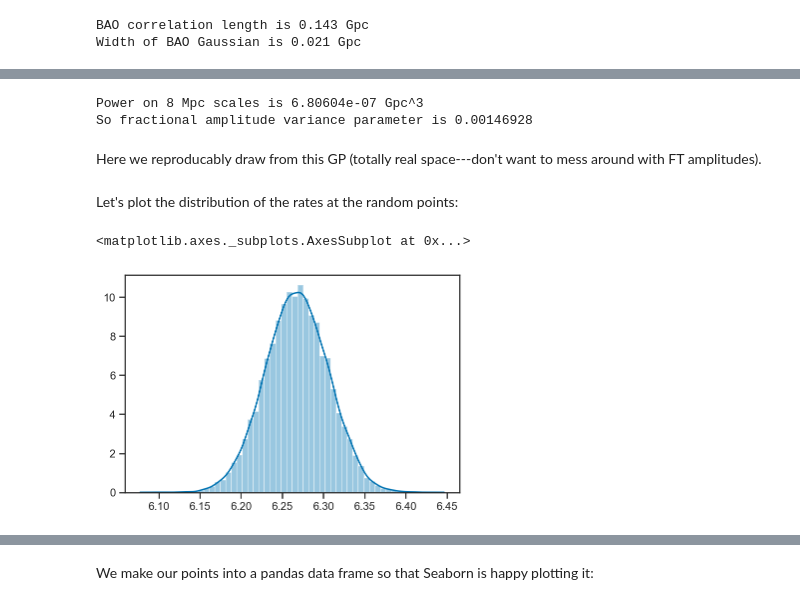
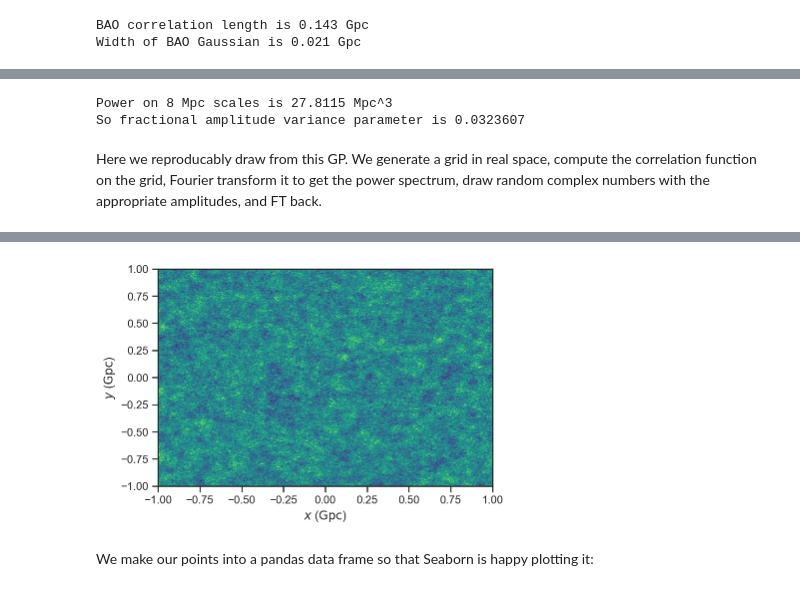
Before and after one commit to farr/GWBAO, a Jupyter notebook: MockData.ipynb, the cells around one changed output, grey strips where cells are left out. Cells and saved outputs as stored; diff of their text form; code cells hidden in the pictures.

```diff
--- a/MockData.ipynb
+++ b/MockData.ipynb
@@ -79,13 +92,12 @@ Here is the power w/i an 8 Mpc volume:
 # %%
-rs = linspace(0, 8/1000, 100)
-P8 = trapz((xi_bao(rs)+xi_exp(rs))*4*pi*rs*rs, rs)
+rs = linspace(0, 1, 2048)
+k8 = 1.0/(8/0.7/1000) # 1/Gpc
+P8 = trapz(2*rs*(xi_bao(rs) + xi_pl(rs))*sin(2*pi*k8*rs)/k8, rs)*1e9 # Mpc^3
 # %%
-print('Power on 8 Mpc scales is {:g} Gpc^3'.format(P8))
-sigma_8 = 1.0 # Mpc^3
-A2 = sigma_8*sigma_8/P8/1e9
+print('Power on 8 Mpc scales is {:g} Mpc^3'.format(P8))
+sigma_8 = 0.9 # Mpc^3
+A2 = sigma_8/P8
 print('So fractional amplitude variance parameter is {:g}'.format(A2))
 # %% [output]
-Power on 8 Mpc scales is 6.80604e-07 Gpc^3
-So fractional amplitude variance parameter is 0.00146928
+Power on 8 Mpc scales is 27.8115 Mpc^3
+So fractional amplitude variance parameter is 0.0323607
-# %% [markdown]
-Here we reproducably draw from this GP (totally real space---don't want to mess around with FT amplitudes).
@@ -117,7 +104,40 @@ finally:
-# %% [markdown]
-Let's plot the distribution of the rates at the random points:
-# %%
-sns.distplot(log_N)
-# %% [output]
-<matplotlib.axes._subplots.AxesSubplot at 0x...>
-[figure, removed]
+# %% [markdown]
+Here we reproducably draw from this GP.  We generate a grid in real space, compute the correlation function on the grid, Fourier transform it to get the power spectrum, draw random complex numbers with the appropriate amplitudes, and FT back.
+# %%
+rstate = np.random.get_state()
+N = 512
+try:
+    np.random.seed(1363279349)
+
+    xs = linspace(-1, 1, N)
+
+    XS, YS, ZS = meshgrid(xs, xs, xs, indexing='ij')
+
+    RS = np.sqrt(XS*XS + YS*YS + ZS*ZS)
+    RHOS = A2*(xi_bao(RS) + xi_pl(RS))
+    dx = xs[1]-xs[0]
+    dk = 1.0/(xs[-1]-xs[0])
+
+    P = dx*dx*dx*np.fft.rfftn(RHOS)
+    s = sqrt(P)
+    ntilde = s*(np.random.randn(*P.shape) + 1j*np.random.randn(*P.shape))
+    dn = dk*dk*dk*np.fft.irfftn(ntilde)*N*N*N
+    logN = log(n0) + dn
+    logNmax = np.max(logN)
+
+    pcolormesh(XS[:,:,N//2], YS[:,:,N//2], exp(logN[:,:,N//2]), cmap='viridis')
+    xlabel(r'$x$ ($\mathrm{Gpc}$)')
+    ylabel(r'$y$ ($\mathrm{Gpc}$)')
+
+    pts = []
+    with tqdm_notebook(total=5000) as bar:
+        while len(pts) < 5000:
+            xyz = np.random.uniform(low=-1, high=1, size=3)
+            logh = logNmax + log(np.random.random())
+            if logh < interpn((xs,xs,xs), logN, xyz) and np.sum(xyz*xyz) < dC_range*dC_range:
+                pts.append(xyz)
+                bar.update(1)
+    pts = np.array(pts)
+finally:
+    np.random.set_state(rstate)
+# %% [output]
@@ -124,3 +145,4 @@ sns.distplot(log_N)
+[figure, added]
 # %% [markdown]
 We make our points into a pandas data frame so that Seaborn is happy plotting it:
 # %%
```
Also changed, not shown: parts of 14 cells of this notebook, 2 other files.
